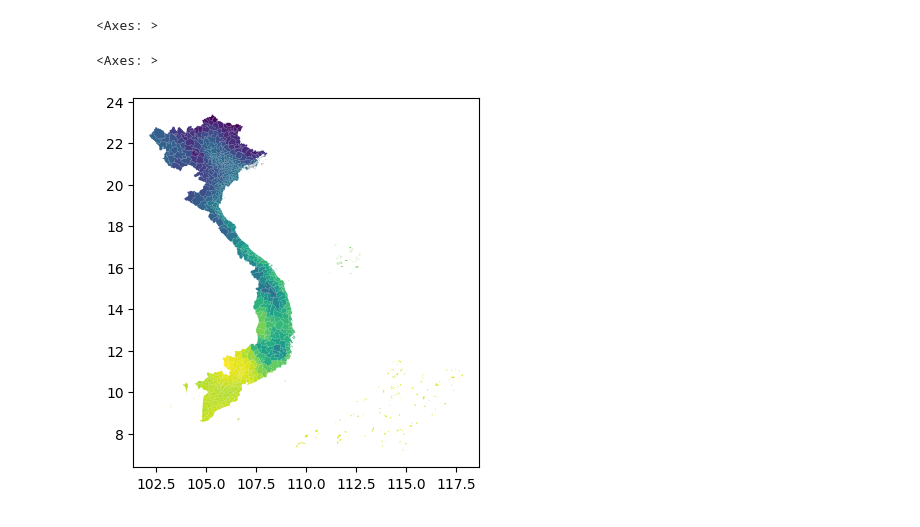
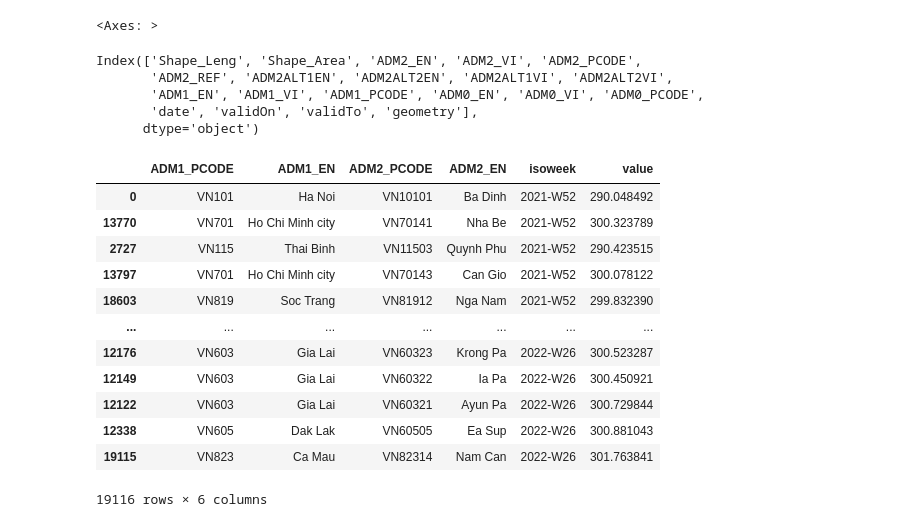
Before and after one commit to kraemer-lab/geoglue, a Jupyter notebook: xarray_exactextract.ipynb, the cells around one changed output. Cells and saved outputs as stored; diff of their text form; code cells hidden in the pictures.

```diff
--- a/xarray_exactextract.ipynb
+++ b/xarray_exactextract.ipynb
@@ -3,10 +3,14 @@ import os
 import xarray as xr
 import numpy as np
 import geopandas as gpd
+import pandas as pd
 from memoryraster import MemoryRaster
 
 era5_file = "79a080c8aaa9b3f1d4808e650202035c.nc"
 ERA5_VARIABLE_MAPPINGS = {"2m_temperature": "t2m"}
 
+# Columns to keep in zonal statistics output
+ADM_COLS = ["ADM1_PCODE","ADM1_EN", "ADM2_PCODE", "ADM2_EN"]
+
 city_polygons = gpd.read_file("data/vnm_adm_gov_20201027/vnm_admbnda_adm2_gov_20201027.shp").to_crs("EPSG:4326")
 population_high = MemoryRaster.read("data/vnm_ppp_2020_UNadj_constrained.tif", crs="EPSG:4326")
@@ -40,0 +45,15 @@ ds = era5_raster(era5_file, '2m_temperature', city_polygons)
+# %%
+def era5_raster(ds: xr.Dataset, variable: str, gdf: gpd.GeoDataFrame) -> xr.DataArray:
+    varname = ERA5_VARIABLE_MAPPINGS.get(variable, variable)
+    data = ds[varname]
+
+    # ERA5 stores longitude from the 0 to 360 scale
+    # with 0 at the Greenwich meridian, counting east
+    data.coords['longitude'] = (data.coords['longitude'] + 180) % 360 - 180
+    data = data.sortby(data.longitude)
+    # crop to geometry extent
+    extent_long, extent_lat = get_extents(gdf)
+    return data.sel(longitude = extent_long, latitude = extent_lat)
+
+era5 = xr.open_dataset(era5_file)
+ds = era5_raster(era5, '2m_temperature', city_polygons)
@@ -59,8 +80,49 @@ Resampling using: 13
 [figure]
 <Axes: >
 # %%
-zs = weather_m.zonal_stats(city_polygons, 'mean', weights=population_m, include_cols=["ADM2_EN", "ADM1_EN"], include_geom=True)
-zs.plot(column='mean')
+zs = weather_m.zonal_stats(city_polygons, 'mean(coverage_weight=area_spherical_m2)', weights=population_m, include_cols=["ADM2_EN", "ADM1_EN"], include_geom=True)
-# %% [output]
-<Axes: >
-[figure, removed]
+# %%
+city_polygons.columns
+# %% [output]
+Index(['Shape_Leng', 'Shape_Area', 'ADM2_EN', 'ADM2_VI', 'ADM2_PCODE',
+       'ADM2_REF', 'ADM2ALT1EN', 'ADM2ALT2EN', 'ADM2ALT1VI', 'ADM2ALT2VI',
+       'ADM1_EN', 'ADM1_VI', 'ADM1_PCODE', 'ADM0_EN', 'ADM0_VI', 'ADM0_PCODE',
+       'date', 'validOn', 'validTo', 'geometry'],
+      dtype='object')
+# %%
+from tqdm.notebook import tqdm
+def yearly_era5_zonal_statistics(dataset: xr.Dataset, variable: str, gdf: gpd.GeoDataFrame, population: MemoryRaster, statistic: str, operation: str = 'mean(coverage_weight=area_spherical_m2)') -> pd.DataFrame:
+    da = era5_raster(dataset, variable, gdf)
+    min_date = da.valid_time.min().dt.date.item(0)
+    max_date = da.valid_time.max().dt.date.item(0)
+
+    # Empty dataframe with output columns
+    out = pd.DataFrame(data = [], columns=ADM_COLS + ["value", "date"])
+
+    for date in tqdm(pd.date_range(min_date, datetime.date(2022,6,30), inclusive="both")):
+        arr = da.sel(valid_time = date.isoformat())
+        rast = MemoryRaster.from_xarray(arr)
+        df = rast.zonal_stats(city_polygons, operation, weights=population, include_cols=ADM_COLS).rename(columns={"mean": "value"})
+        df['date'] = date
+        out = pd.concat([out, df])
+    out['metric'] = f'era5.{variable}.{statistic}'
+    out['isoweek'] = out['date'].dt.isocalendar().year.astype(str) + '-W' + out['date'].dt.isocalendar().week.astype(str).str.zfill(2)
+    return out
+# %%
+df = yearly_era5_zonal_statistics(era5, '2m_temperature', city_polygons, population_m, statistic='daily_mean')
+# %%
+df.groupby(ADM_COLS + ['isoweek']).value.mean().reset_index().sort_values('isoweek')
+# %% [output]
+|  | ADM1_PCODE | ADM1_EN | ADM2_PCODE | ADM2_EN | isoweek | value |
+| 0 | VN101 | Ha Noi | VN10101 | Ba Dinh | 2021-W52 | 290.048492 |
+| 13770 | VN701 | Ho Chi Minh city | VN70141 | Nha Be | 2021-W52 | 300.323789 |
+| 2727 | VN115 | Thai Binh | VN11503 | Quynh Phu | 2021-W52 | 290.423515 |
+| 13797 | VN701 | Ho Chi Minh city | VN70143 | Can Gio | 2021-W52 | 300.078122 |
+| 18603 | VN819 | Soc Trang | VN81912 | Nga Nam | 2021-W52 | 299.832390 |
+| ... | ... | ... | ... | ... | ... | ... |
+| 12176 | VN603 | Gia Lai | VN60323 | Krong Pa | 2022-W26 | 300.523287 |
+| 12149 | VN603 | Gia Lai | VN60322 | Ia Pa | 2022-W26 | 300.450921 |
+| 12122 | VN603 | Gia Lai | VN60321 | Ayun Pa | 2022-W26 | 300.729844 |
+| 12338 | VN605 | Dak Lak | VN60505 | Ea Sup | 2022-W26 | 300.881043 |
+| 19115 | VN823 | Ca Mau | VN82314 | Nam Can | 2022-W26 | 301.763841 |
+19116 rows × 6 columns
```
Also changed, not shown: parts of 3 cells of this notebook.
